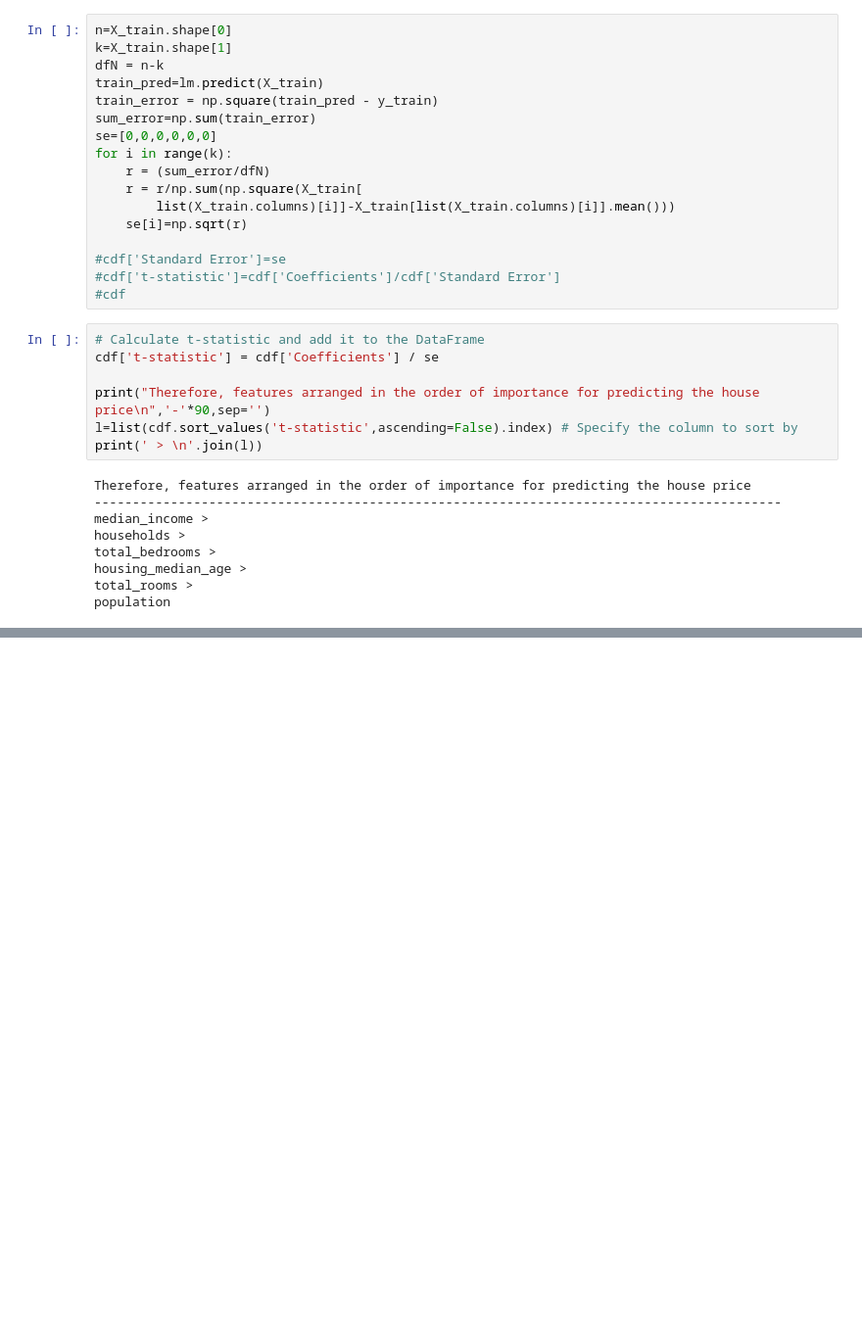
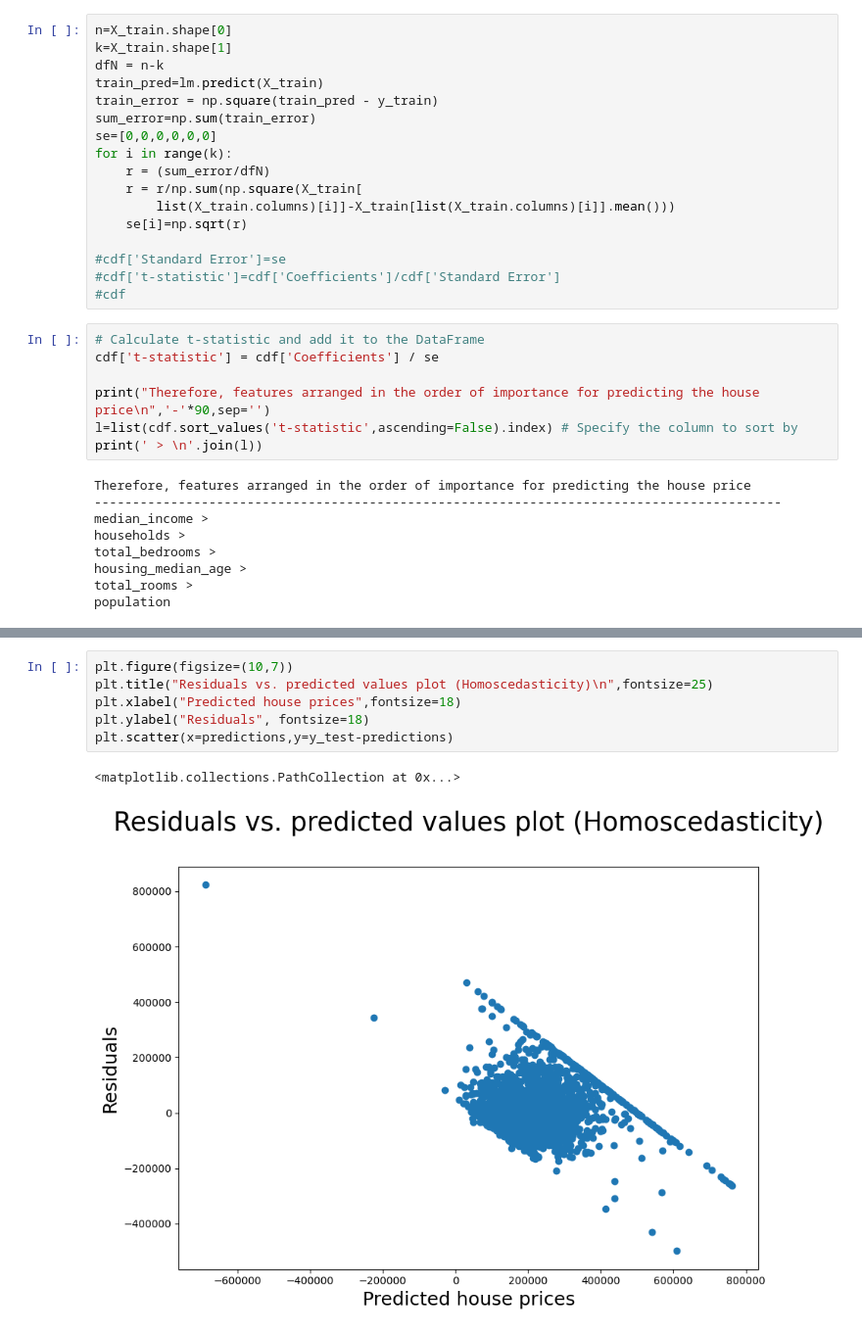
Before and after one commit to 2303A51710Viveksai/AIML-2025, a Jupyter notebook: lab_4.ipynb, the cells around one changed output, grey strips where cells are left out. Shown at 98% size. Drawn from its saved outputs; the diff is of its cells as text; blank space fills up the shorter version.

```diff
--- a/lab_4.ipynb
+++ b/lab_4.ipynb
@@ -218,0 +290,9 @@ population
+# %%
+plt.figure(figsize=(10,7))
+plt.title("Residuals vs. predicted values plot (Homoscedasticity)\n",fontsize=25)
+plt.xlabel("Predicted house prices",fontsize=18)
+plt.ylabel("Residuals", fontsize=18)
+plt.scatter(x=predictions,y=y_test-predictions)
+# %% [output]
+<matplotlib.collections.PathCollection at 0x...>
+[figure, added]
```
Also changed, not shown: parts of 9 cells of this notebook.
